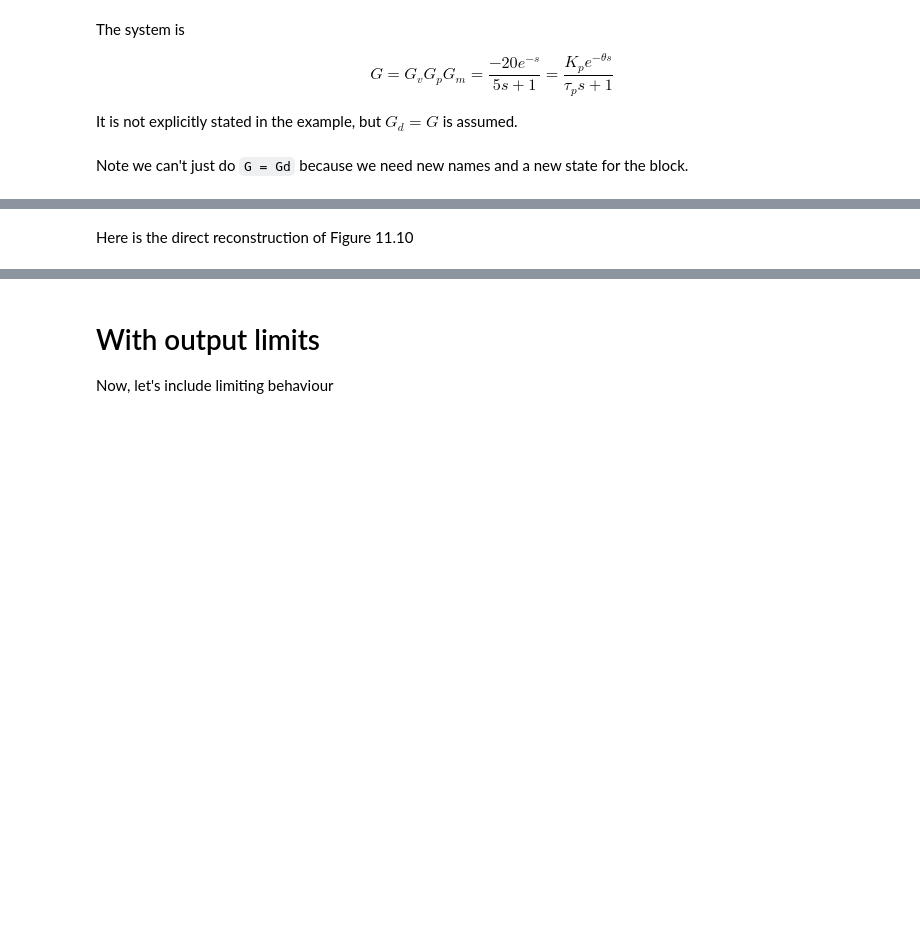
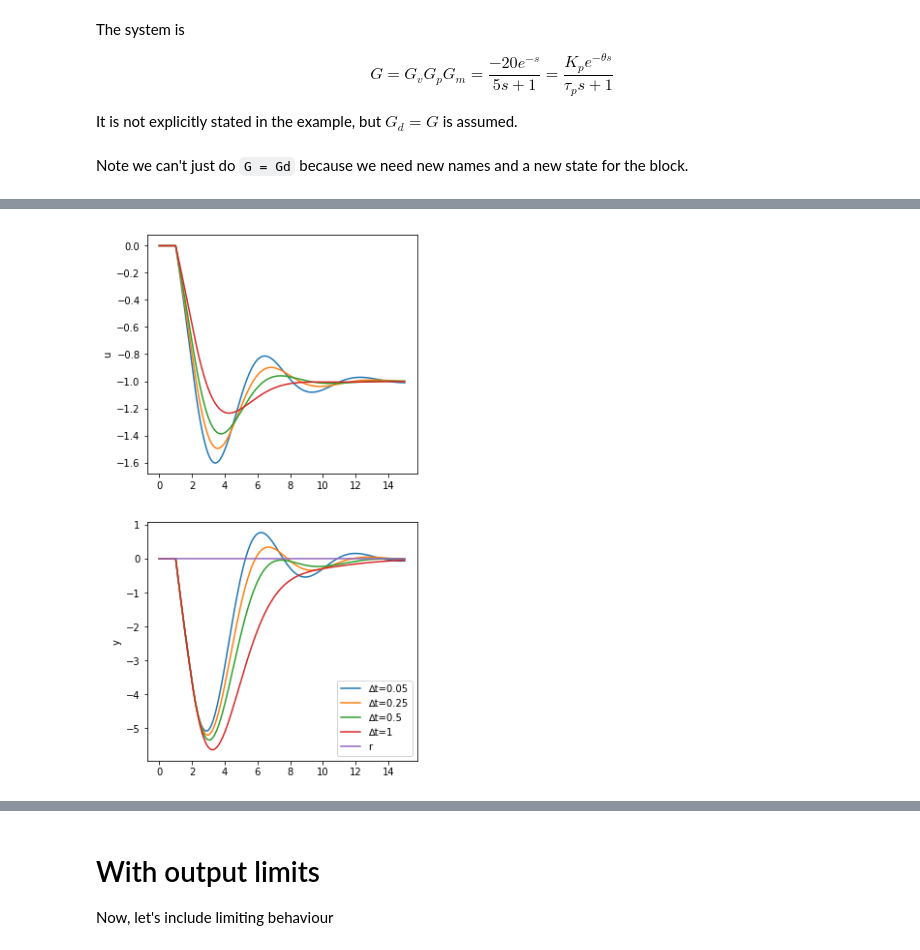
Before and after one commit to alchemyst/Dynamics-and-Control, a Jupyter notebook: 2_Control/6_Discrete_control_and_analysis/Discrete PI.ipynb, the cells around one changed output, grey strips where cells are left out. Cells and saved outputs as stored; diff of their text form; code cells hidden in the pictures; blank space fills up the shorter version.

```diff
--- a/2_Control/6_Discrete_control_and_analysis/Discrete PI.ipynb
+++ b/2_Control/6_Discrete_control_and_analysis/Discrete PI.ipynb
@@ -103,4 +109,6 @@ def simulate(controller, umin=-numpy.inf, umax=numpy.inf):
     yaxis.plot(ts, outputs['r'], label='r')
     yaxis.legend()
-# %% [markdown]
-Here is the direct reconstruction of Figure 11.10
+# %%
+simulate(blocksim.PI, discrete=False)
+# %% [output]
+[figure, added]
```
Also changed, not shown: parts of 11 cells of this notebook, 1 other file.
